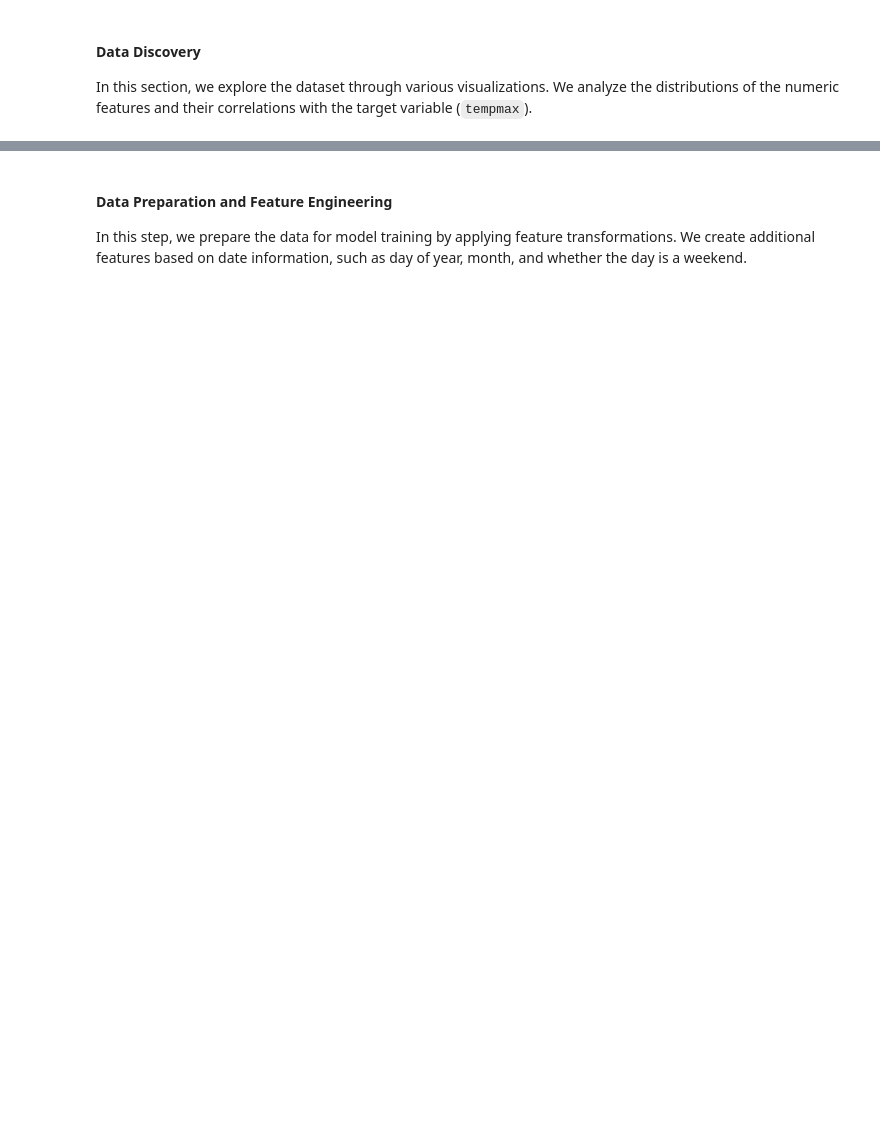
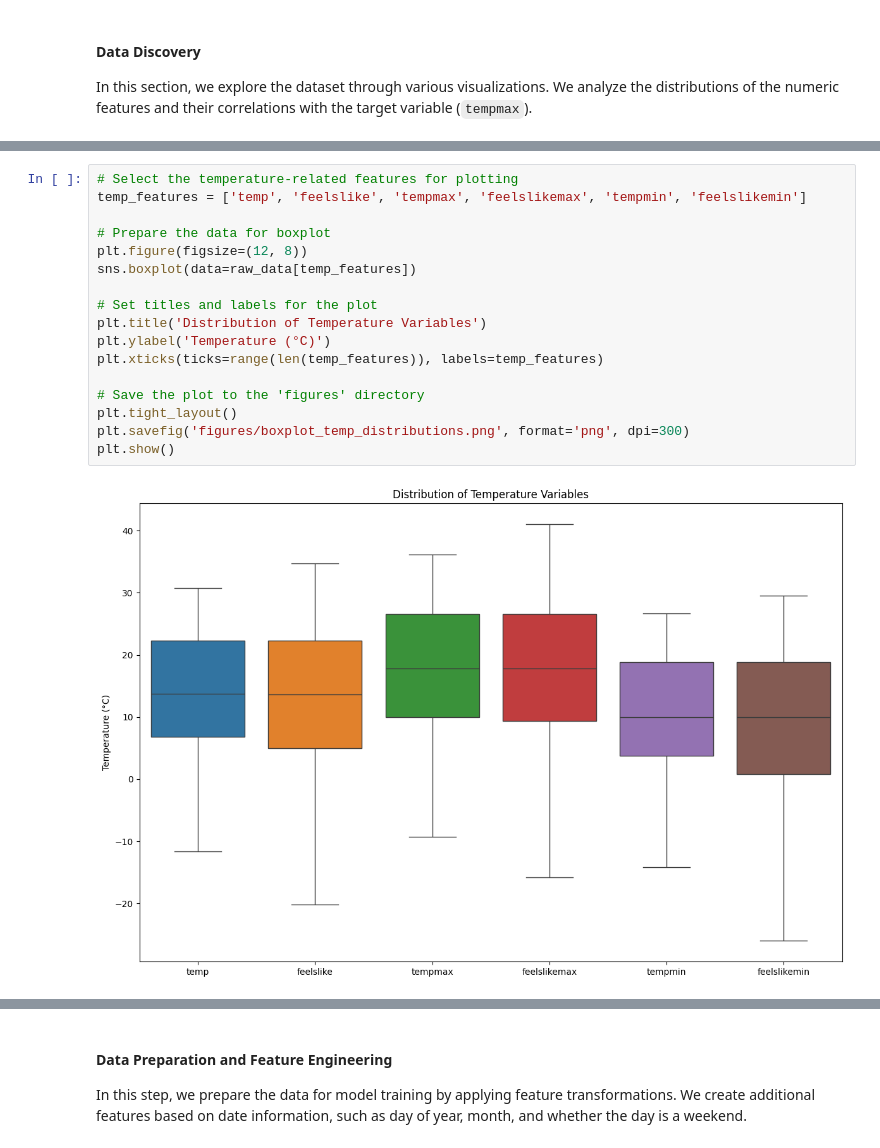
Before and after one commit to NgocDungNguyen/ASM2AI_Team2, a Jupyter notebook: Assignment3_Team2.ipynb, the cells around one changed output, grey strips where cells are left out. Drawn from its saved outputs; the diff is of its cells as text; blank space fills up the shorter version.

```diff
--- a/Assignment3_Team2.ipynb
+++ b/Assignment3_Team2.ipynb
@@ -175,0 +558,19 @@ plt.close()
+# %%
+# Select the temperature-related features for plotting
+temp_features = ['temp', 'feelslike', 'tempmax', 'feelslikemax', 'tempmin', 'feelslikemin']
+
+# Prepare the data for boxplot
+plt.figure(figsize=(12, 8))
+sns.boxplot(data=raw_data[temp_features])
+
+# Set titles and labels for the plot
+plt.title('Distribution of Temperature Variables')
+plt.ylabel('Temperature (°C)')
+plt.xticks(ticks=range(len(temp_features)), labels=temp_features)
+
+# Save the plot to the 'figures' directory
+plt.tight_layout()
+plt.savefig('figures/boxplot_temp_distributions.png', format='png', dpi=300)
+plt.show()
+# %% [output]
+[figure, added]
```
Also changed, not shown: parts of 21 cells of this notebook.
